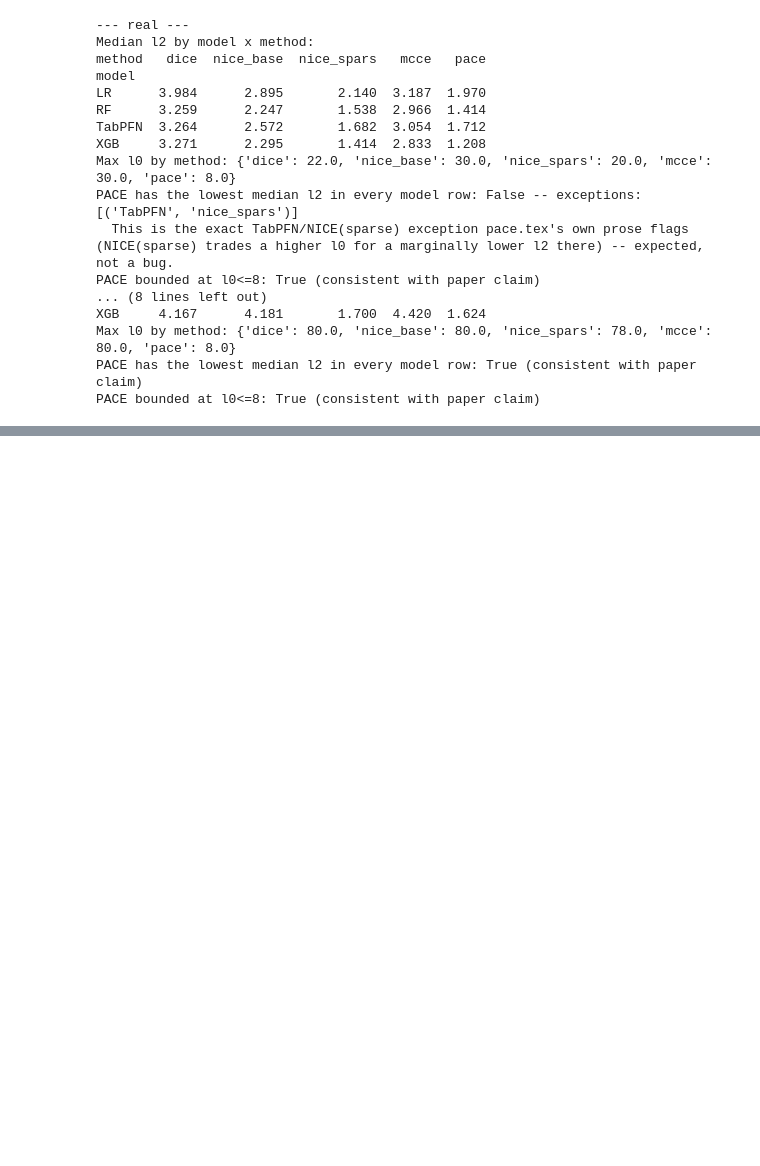
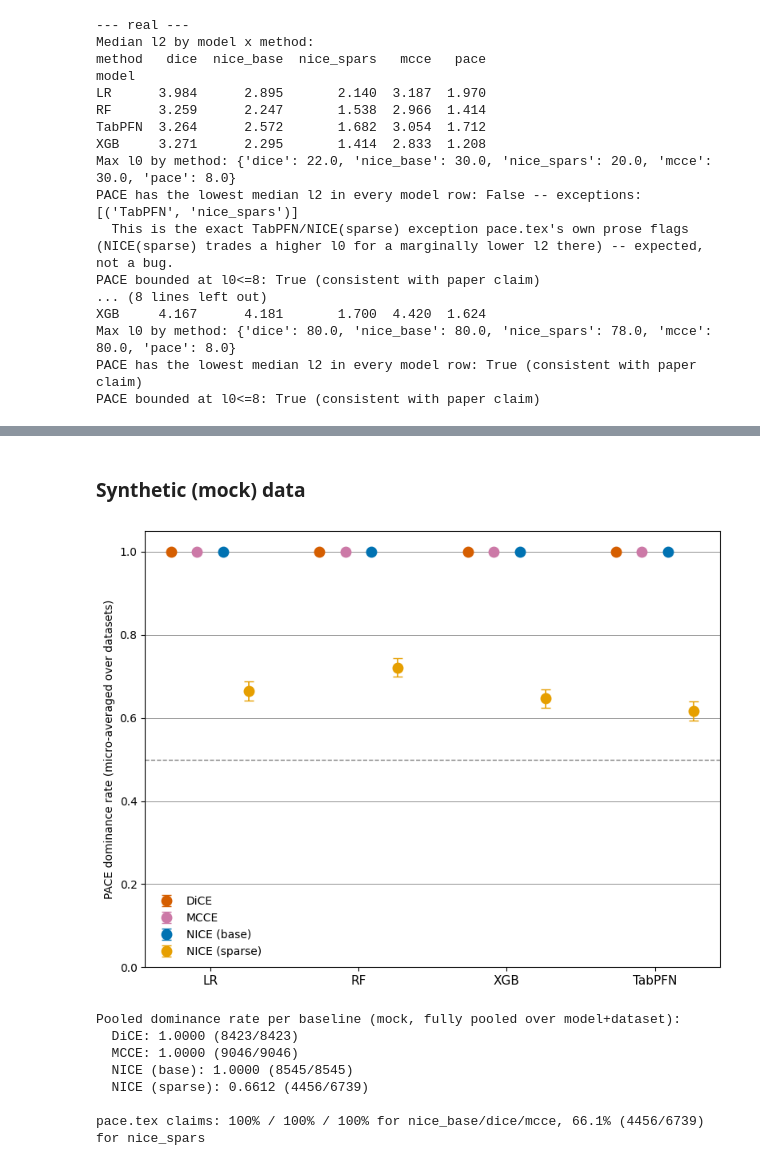
Before and after one commit to leonidaschristodoulou/cf-proposal, a Jupyter notebook: cfprop_analysis.ipynb, the cells around one changed output, grey strips where cells are left out. Cells and saved outputs as stored; diff of their text form; code cells hidden in the pictures; blank space fills up the shorter version.

```diff
--- a/cfprop_analysis.ipynb
+++ b/cfprop_analysis.ipynb
@@ -823,0 +1052,30 @@ PACE bounded at l0<=8: True (consistent with paper claim)
+# %% [markdown]
+### Synthetic (mock) data
+# %%
+df_mock_pareto = joblib.load("output_mockdata.joblib")
+mock_pareto_baselines = ["dice", "mcce", "nice_base", "nice_spars"]  # all 4 included on synthetic data
+
+dom_mock_by_model = {b: dominance_by_group(df_mock_pareto, method_a="pace", method_b=b,
+                                            group=("dataset", "model")) for b in mock_pareto_baselines}
+
+fig_mp, _, agg_mock = plot_pareto_dominance_avg(dom_mock_by_model, outpath="mock_pareto.pdf")
+plt.show()
+
+print("Pooled dominance rate per baseline (mock, fully pooled over model+dataset):")
+for b in mock_pareto_baselines:
+    d = dom_mock_by_model[b]
+    n_dec = (d.n_A_dom + d.n_B_dom).sum()
+    rate = d.n_A_dom.sum() / n_dec
+    print(f"  {METHOD_LABELS[b]}: {rate:.4f} ({d.n_A_dom.sum()}/{n_dec})")
+print()
+print("pace.tex claims: 100% / 100% / 100% for nice_base/dice/mcce, "
+      "66.1% (4456/6739) for nice_spars")
+# %% [output]
+[figure, added]
+Pooled dominance rate per baseline (mock, fully pooled over model+dataset):
+  DiCE: 1.0000 (8423/8423)
+  MCCE: 1.0000 (9046/9046)
+  NICE (base): 1.0000 (8545/8545)
+  NICE (sparse): 0.6612 (4456/6739)
+
+pace.tex claims: 100% / 100% / 100% for nice_base/dice/mcce, 66.1% (4456/6739) for nice_spars
```
Also changed, not shown: parts of 8 cells of this notebook.
